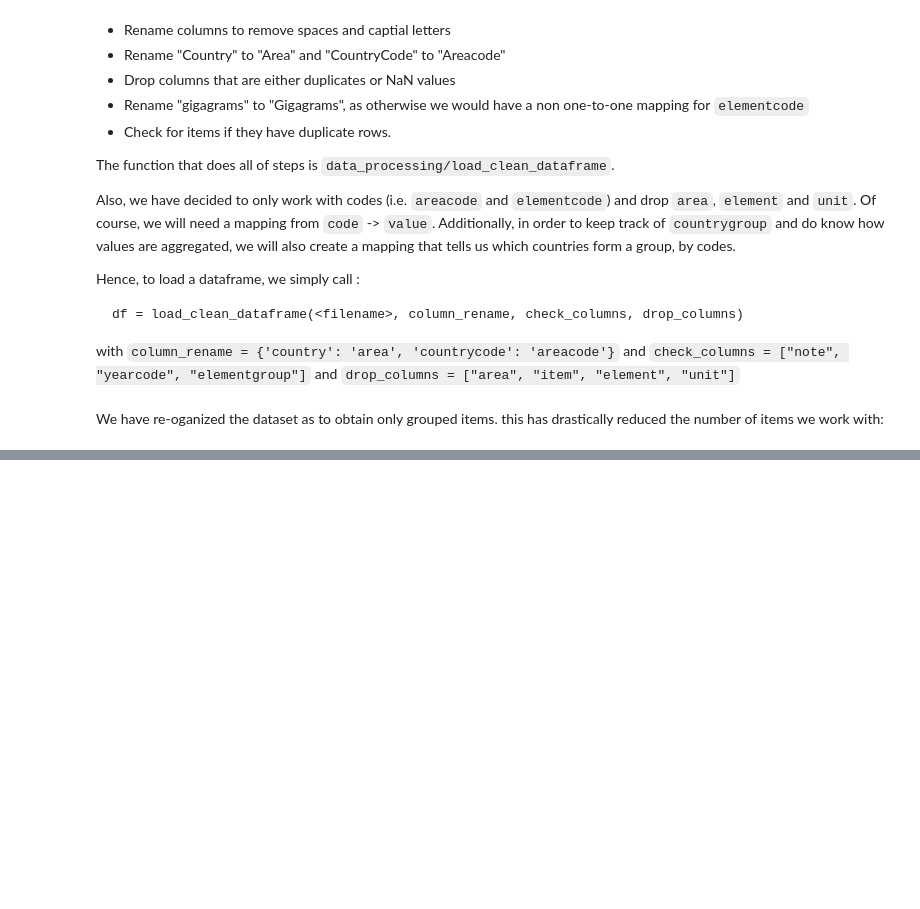
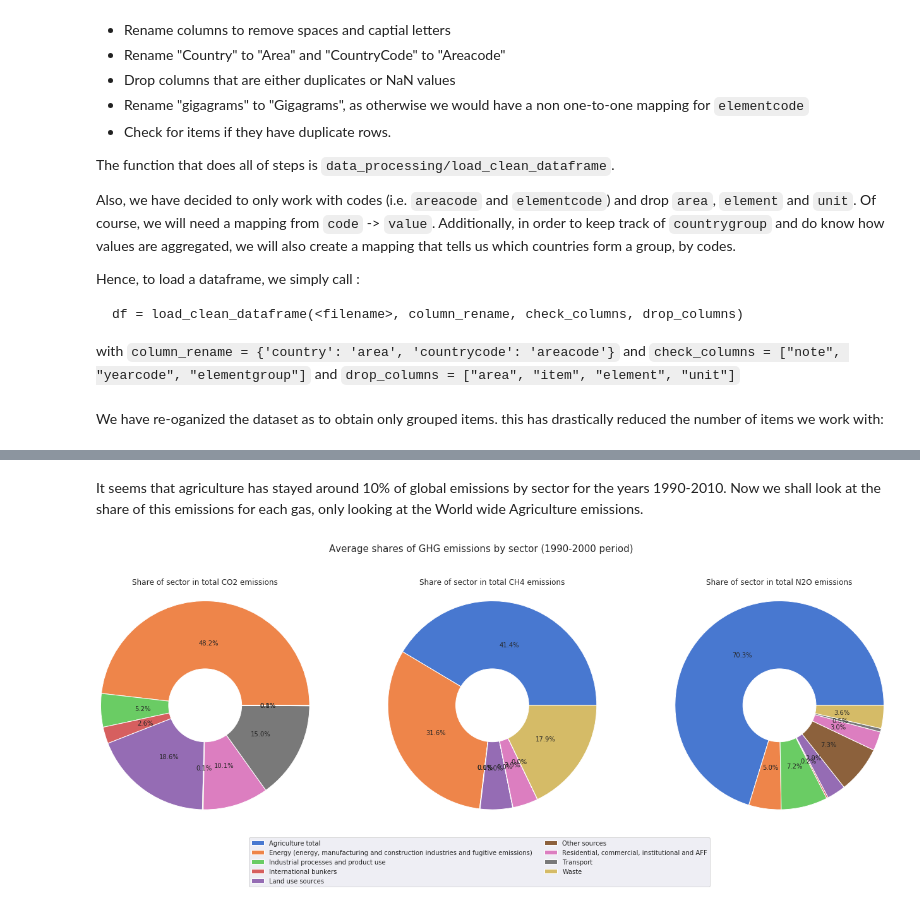
Before and after one commit to ChatPerche/ADA_Project, a Jupyter notebook: Milestone_2.ipynb, the cells around one changed output, grey strips where cells are left out. Cells and saved outputs as stored; diff of their text form; code cells hidden in the pictures; blank space fills up the shorter version.

```diff
--- a/Milestone_2.ipynb
+++ b/Milestone_2.ipynb
@@ -609,3 +352,0 @@ Sheep and Goats
-# %%
-for i in get_item(reshaped_df, items).columns[3:]:
-    print(i, element_mapping[i])
@@ -848,0 +384,17 @@ Name: 5312, dtype: float64
+# %% [markdown]
+It seems that agriculture has stayed around 10% of global emissions by sector for the years 1990-2010. Now we shall look at the share of this emissions for each gas, only looking at the World wide Agriculture emissions.
+# %%
+from plotting import plot_pie
+emission_ghg_shares = emissions_df[emissions_df.elementcode.isin([7264, 7265, 7266]) & (emissions_df.areacode == 5000)]
+fig, axs = plt.subplots(figsize=(20, 20), ncols=3)
+for i, code in enumerate(emission_ghg_shares.elementcode.unique()):
+    ax = axs[i]
+    df = emission_ghg_shares[emission_ghg_shares.elementcode == code].groupby(['area', 'item'])['value'].mean().reset_index()
+    labels, vals = df.item.values, df.value.values
+    title = f"{element_mapping[code][0]}"
+    plot_pie(vals, labels, ax, title)
+plt.subplots_adjust(wspace = 1.2)
+plt.legend(labels, loc='center', bbox_to_anchor=(-1.8, -0.7), ncol=2);
+fig.suptitle("Average shares of GHG emissions by sector (1990-2000 period)", x=0.5, y=0.68, size=15);
+# %% [output]
+[figure, added]
```
Also changed, not shown: parts of 133 cells of this notebook, 6 other files.
